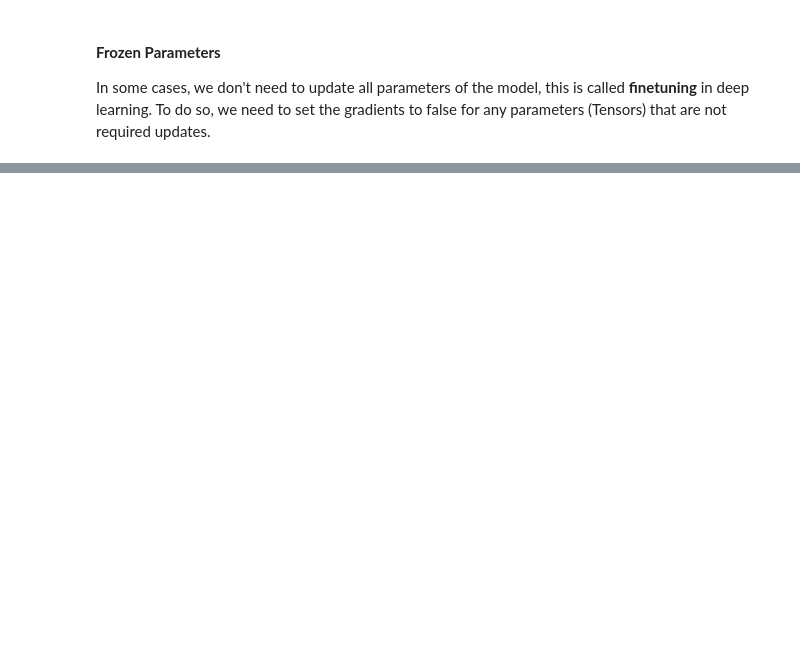
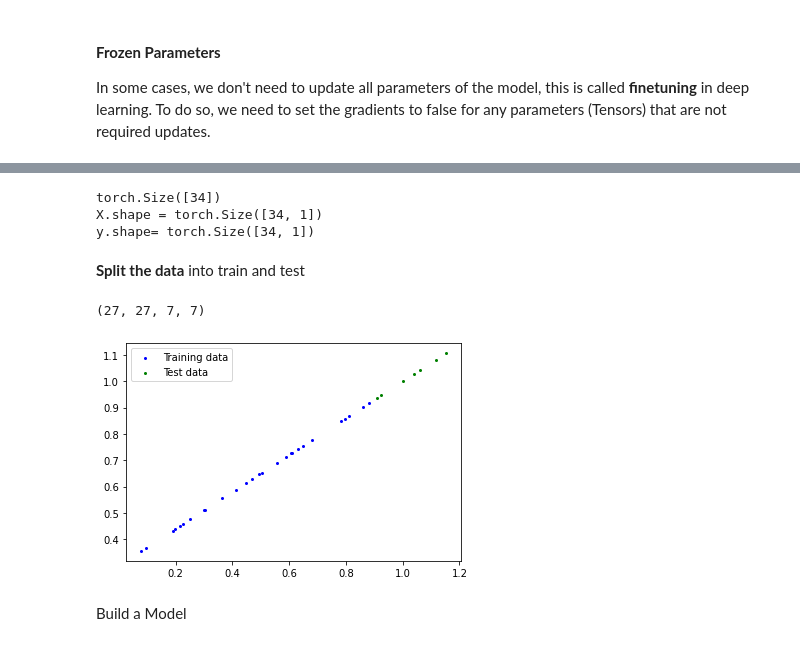
Before and after one commit to ManantenaKiady/Pytorch-fundamentals, a Jupyter notebook: Notebooks/pytorch_fundamentals.ipynb, the cells around one changed output, grey strips where cells are left out. Cells and saved outputs as stored; diff of their text form; code cells hidden in the pictures; blank space fills up the shorter version.

```diff
--- a/Notebooks/pytorch_fundamentals.ipynb
+++ b/Notebooks/pytorch_fundamentals.ipynb
@@ -399,0 +486,51 @@ model.get_parameter("stack.0.weight")
+# %%
+# Create synthetic data
+
+noise = torch.rand(1, dtype=float)
+a = 0.7
+b = 0.3
+
+start = 0
+end = 1
+step = 0.03
+noise =  torch.rand(34).uniform_(0, 0.2)
+print(noise.shape)
+X = torch.arange(start, end, step)
+X.add_(noise)
+X.unsqueeze_(dim=1)
+y = a*X + b
+
+print(f"X.shape = {X.shape}")
+print(f"y.shape= {y.shape}")
+# %% [output]
+torch.Size([34])
+X.shape = torch.Size([34, 1])
+y.shape= torch.Size([34, 1])
+# %% [markdown]
+**Split the data** into train and test
+# %%
+# 80% of data used for training set, 20% for testing
+train_split = int(0.8 * len(X))
+X_train, y_train = X[:train_split], y[:train_split]
+X_test, y_test = X[train_split:], y[train_split:]
+
+len(X_train), len(y_train), len(X_test), len(y_test)
+# %% [output]
+(27, 27, 7, 7)
+# %%
+# Visualize the data
+import matplotlib.pyplot as plt
+
+def plot_data(pred=None):
+  if pred is not None:
+     plt.scatter(X_test, pred, c="r", s=4, label="Predictions")
+  plt.scatter(X_train, y_train, c="b", s=4, label="Training data")
+  plt.scatter(X_test, y_test, c="g", s=4, label="Test data")
+
+  plt.legend()
+
+plot_data()
+# %% [output]
+[figure, added]
+# %% [markdown]
+Build a Model
```
Also changed, not shown: parts of 16 cells of this notebook.
